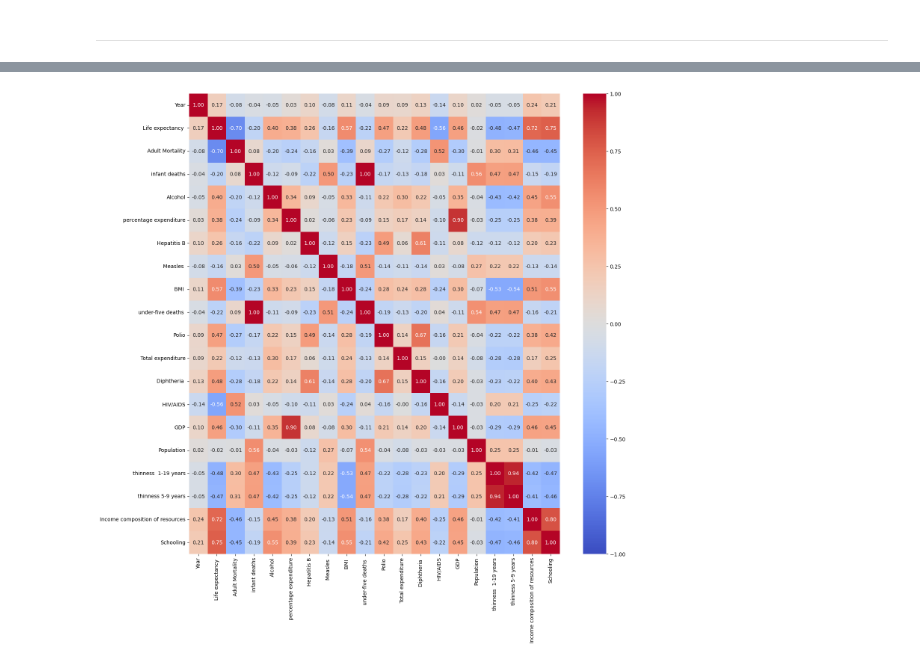
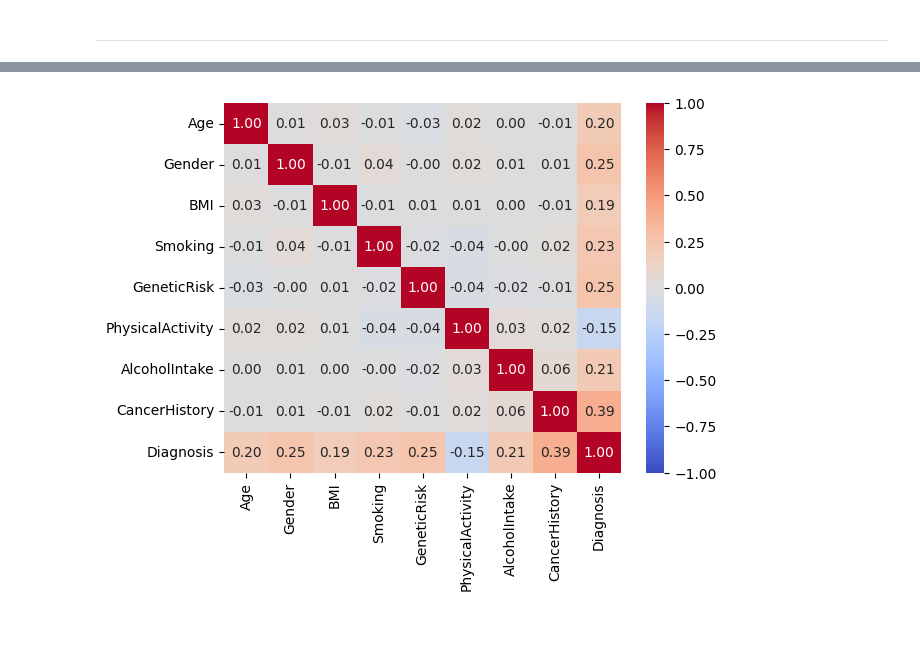
Before and after one commit to alexvillaro2003/ML_Cancer_Prediction, a Jupyter notebook: notebooks/01_Fuentes.ipynb, the cells around one changed output, grey strips where cells are left out. Saved outputs shown, nothing was run; the diff lists cells and outputs as text; code cells hidden in the pictures; blank space fills up the shorter version.

Commit message:
Second Commit (data, 1st model, streamlit_app

```diff
--- a/notebooks/01_Fuentes.ipynb
+++ b/notebooks/01_Fuentes.ipynb
@@ -24,8 +22,8 @@ ___
 </h3>
 # %%
 # Carga de los datos
-df = pd.read_csv("../data/raw/Life Expectancy Data.csv")
-fuente = 'https://www.kaggle.com/datasets/kumarajarshi/life-expectancy-who'
+df = pd.read_csv("../data/raw/The_Cancer_data_1500_V2.csv")
+fuente = 'https://www.kaggle.com/datasets/rabieelkharoua/cancer-prediction-dataset'
 
 # Visualización de las primeras filas del dataset
 print('fuente:', fuente, '(Kaggle)')
@@ -117,5 +95,4 @@ plt.title("Outliers 'Life expectancy'");
 # %%
-plt.figure(figsize=(16,16))
 sns.heatmap(df.corr(numeric_only=True), annot = True, fmt = '.2f', vmin = -1, cmap = 'coolwarm');
 # %% [output]
-[figure, old version]
+[figure, new version]
```
Also changed, not shown: parts of 18 cells of this notebook, 13 other files.
